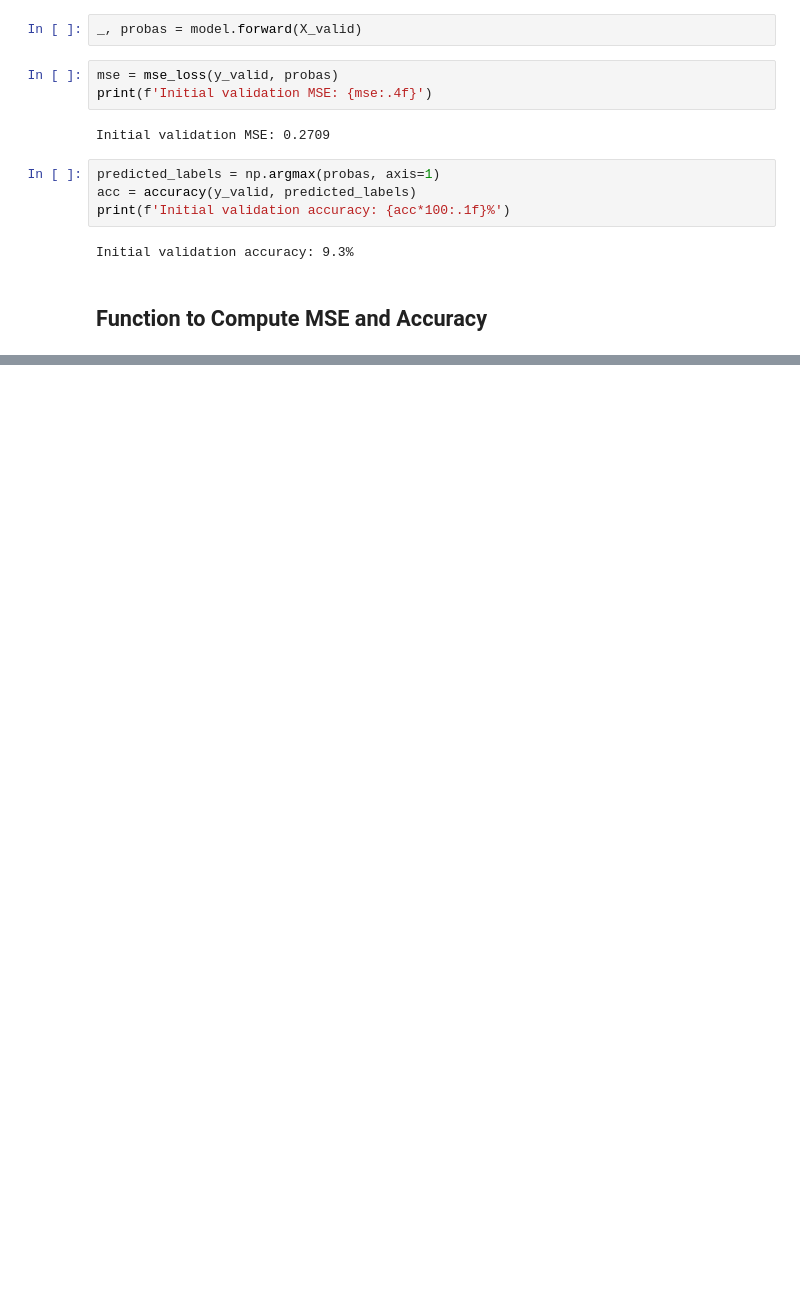
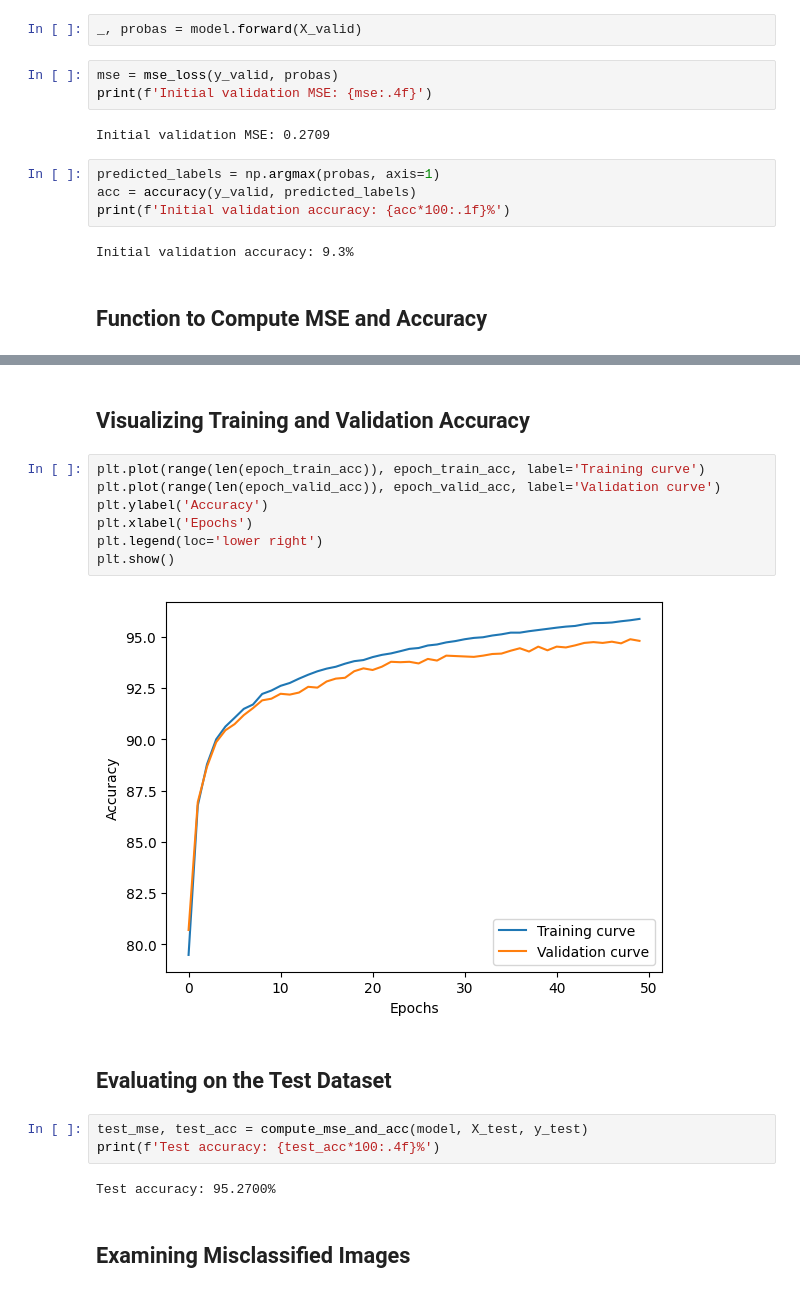
Before and after one commit to wagha-builds/ML-Models-from-Scratch, a Jupyter notebook: Multilayer Perceptron (MLP)/MNIST_Handwritten_Digit_Classification.ipynb, the cells around one changed output, grey strips where cells are left out. Cells and saved outputs as stored; diff of their text form; blank space fills up the shorter version.

```diff
--- a/Multilayer Perceptron (MLP)/MNIST_Handwritten_Digit_Classification.ipynb
+++ b/Multilayer Perceptron (MLP)/MNIST_Handwritten_Digit_Classification.ipynb
@@ -225,0 +303,20 @@ def compute_mse_and_acc(nnet, X, y, num_labels=10, minibatch_size=100):
+# %% [markdown]
+## Visualizing Training and Validation Accuracy
+# %%
+plt.plot(range(len(epoch_train_acc)), epoch_train_acc, label='Training curve')
+plt.plot(range(len(epoch_valid_acc)), epoch_valid_acc, label='Validation curve')
+plt.ylabel('Accuracy')
+plt.xlabel('Epochs')
+plt.legend(loc='lower right')
+plt.show()
+# %% [output]
+[figure, added]
+# %% [markdown]
+## Evaluating on the Test Dataset
+# %%
+test_mse, test_acc = compute_mse_and_acc(model, X_test, y_test)
+print(f'Test accuracy: {test_acc*100:.4f}%')
+# %% [output]
+Test accuracy: 95.2700%
+# %% [markdown]
+## Examining Misclassified Images
```
Also changed, not shown: parts of 13 cells of this notebook.
